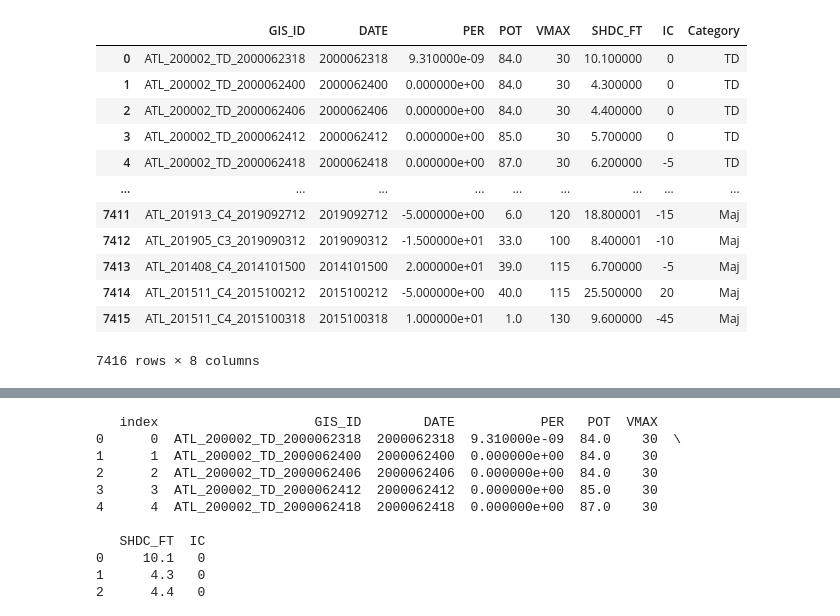
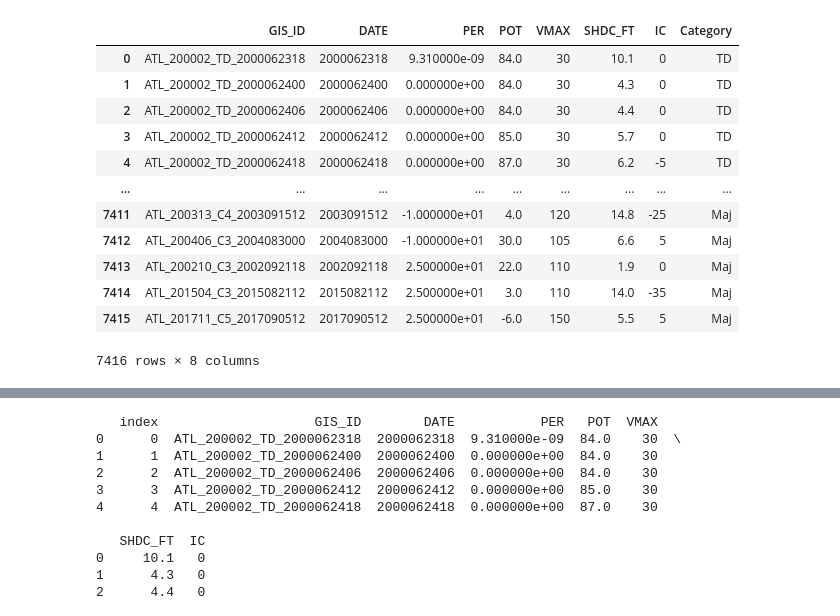
Before and after one commit to sjiangyou/Real_Time_HAI, a Jupyter notebook: HPCNN/CODE/TC_Prediction.ipynb, the cells around one changed output, grey strips where cells are left out. Drawn from its saved outputs; the diff is of its cells as text; code cells hidden in the pictures.

```diff
--- a/HPCNN/CODE/TC_Prediction.ipynb
+++ b/HPCNN/CODE/TC_Prediction.ipynb
@@ -12,23 +13,23 @@ To enable the following instructions: AVX2 FMA, in other operations, rebuild Ten
 # %%
 os.chdir('/Users/sunnyyou/Documents/Real_Time_HAI/HPCNN/IMERG')
 # %%
-train = pd.read_csv("IC_Data/ATL/P24_train_resample.csv")
+train = pd.read_csv("IC_Data/P24_2018_train_resample.csv")
 train = train[["GIS_ID", "DATE", "SHIPS_PER", "SHIPS_POT", "VMAX", "SHDC", "IC", "Category"]]
 # train = train.drop(["VMAX_FT"], axis = 1)
 train.columns = ["GIS_ID", "DATE", "PER", "POT", "VMAX", "SHDC_FT", "IC", "Category"]
 train
 # %% [output]
 |  | GIS_ID | DATE | PER | POT | VMAX | SHDC_FT | IC | Category |
-| 0 | ATL_200002_TD_2000062318 | 2000062318 | 9.310000e-09 | 84.0 | 30 | 10.100000 | 0 | TD |
-| 1 | ATL_200002_TD_2000062400 | 2000062400 | 0.000000e+00 | 84.0 | 30 | 4.300000 | 0 | TD |
-| 2 | ATL_200002_TD_2000062406 | 2000062406 | 0.000000e+00 | 84.0 | 30 | 4.400000 | 0 | TD |
-| 3 | ATL_200002_TD_2000062412 | 2000062412 | 0.000000e+00 | 85.0 | 30 | 5.700000 | 0 | TD |
-| 4 | ATL_200002_TD_2000062418 | 2000062418 | 0.000000e+00 | 87.0 | 30 | 6.200000 | -5 | TD |
+| 0 | ATL_200002_TD_2000062318 | 2000062318 | 9.310000e-09 | 84.0 | 30 | 10.1 | 0 | TD |
+| 1 | ATL_200002_TD_2000062400 | 2000062400 | 0.000000e+00 | 84.0 | 30 | 4.3 | 0 | TD |
+| 2 | ATL_200002_TD_2000062406 | 2000062406 | 0.000000e+00 | 84.0 | 30 | 4.4 | 0 | TD |
+| 3 | ATL_200002_TD_2000062412 | 2000062412 | 0.000000e+00 | 85.0 | 30 | 5.7 | 0 | TD |
+| 4 | ATL_200002_TD_2000062418 | 2000062418 | 0.000000e+00 | 87.0 | 30 | 6.2 | -5 | TD |
 | ... | ... | ... | ... | ... | ... | ... | ... | ... |
-| 7411 | ATL_201913_C4_2019092712 | 2019092712 | -5.000000e+00 | 6.0 | 120 | 18.800001 | -15 | Maj |
-| 7412 | ATL_201905_C3_2019090312 | 2019090312 | -1.500000e+01 | 33.0 | 100 | 8.400001 | -10 | Maj |
-| 7413 | ATL_201408_C4_2014101500 | 2014101500 | 2.000000e+01 | 39.0 | 115 | 6.700000 | -5 | Maj |
-| 7414 | ATL_201511_C4_2015100212 | 2015100212 | -5.000000e+00 | 40.0 | 115 | 25.500000 | 20 | Maj |
-| 7415 | ATL_201511_C4_2015100318 | 2015100318 | 1.000000e+01 | 1.0 | 130 | 9.600000 | -45 | Maj |
+| 7411 | ATL_200313_C4_2003091512 | 2003091512 | -1.000000e+01 | 4.0 | 120 | 14.8 | -25 | Maj |
+| 7412 | ATL_200406_C3_2004083000 | 2004083000 | -1.000000e+01 | 30.0 | 105 | 6.6 | 5 | Maj |
+| 7413 | ATL_200210_C3_2002092118 | 2002092118 | 2.500000e+01 | 22.0 | 110 | 1.9 | 0 | Maj |
+| 7414 | ATL_201504_C3_2015082112 | 2015082112 | 2.500000e+01 | 3.0 | 110 | 14.0 | -35 | Maj |
+| 7415 | ATL_201711_C5_2017090512 | 2017090512 | 2.500000e+01 | -6.0 | 150 | 5.5 | 5 | Maj |
 7416 rows × 8 columns
 # %%
```
Also changed, not shown: parts of 6 cells of this notebook, 7 other files.
